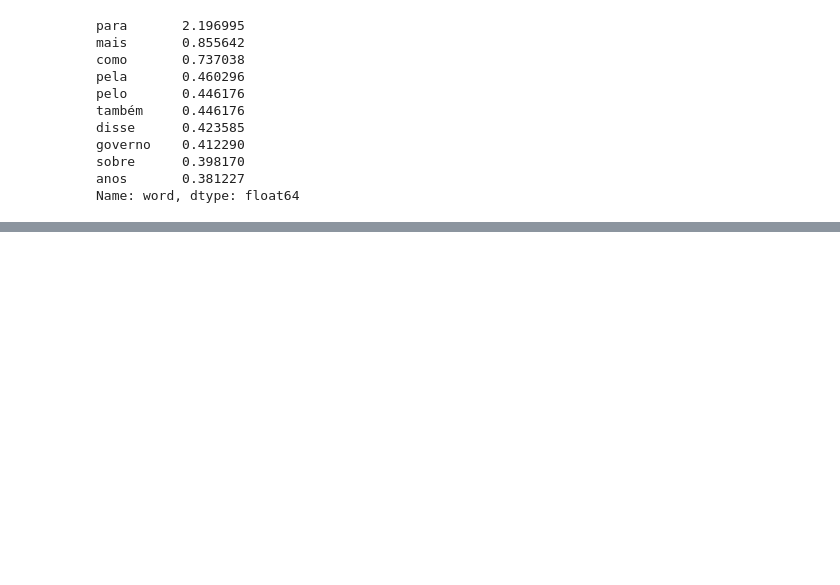
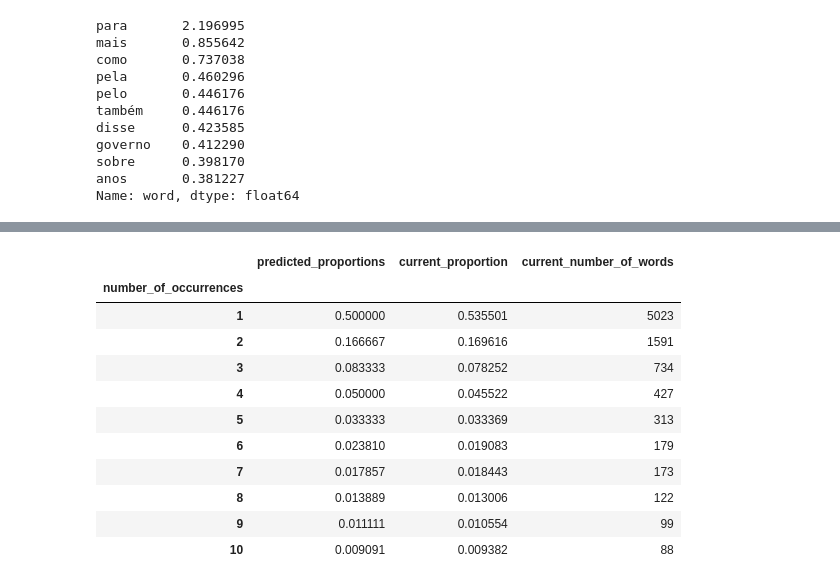
Before and after one commit to fanny/information-retrieval, a Jupyter notebook: lab2/text_processing.ipynb, the cells around one changed output, grey strips where cells are left out. Drawn from its saved outputs; the diff is of its cells as text; code cells hidden in the pictures; blank space fills up the shorter version.

```diff
--- a/lab2/text_processing.ipynb
+++ b/lab2/text_processing.ipynb
@@ -153,0 +199,38 @@ most_frequent_50_words.head(15)
+# %%
+def get_current_proportion(frequency):
+  return frequency / statistics['vocabulary_size']
+
+def get_predicted_proportions(occurrences):
+  predicted_proportions = []
+  for n in occurrences:
+    predicted_proportion = 1 / (n * (n + 1))
+    predicted_proportions.append(predicted_proportion)
+
+  return predicted_proportions
+# %%
+grouped_words_by_frequency = most_frequent_50_words.groupby('frequency')['r']
+current_number_of_words = grouped_words_by_frequency.count()
+current_proportion = current_number_of_words.apply(get_current_proportion)
+predicted_proportions = get_predicted_proportions(number_of_occurrences)
+# %%
+proportions_of_words = {
+    'predicted_proportions': predicted_proportions,
+    'current_proportion': current_proportion,
+    'current_number_of_words': current_number_of_words
+}
+proportions_of_words = pd.DataFrame(proportions_of_words)
+proportions_of_words.index.names = ['number_of_occurrences']
+proportions_of_words.head(10)
+# %% [output]
+|  | predicted_proportions | current_proportion | current_number_of_words |
+| number_of_occurrences |  |  |  |
+| 1 | 0.500000 | 0.535501 | 5023 |
+| 2 | 0.166667 | 0.169616 | 1591 |
+| 3 | 0.083333 | 0.078252 | 734 |
+| 4 | 0.050000 | 0.045522 | 427 |
+| 5 | 0.033333 | 0.033369 | 313 |
+| 6 | 0.023810 | 0.019083 | 179 |
+| 7 | 0.017857 | 0.018443 | 173 |
+| 8 | 0.013889 | 0.013006 | 122 |
+| 9 | 0.011111 | 0.010554 | 99 |
+| 10 | 0.009091 | 0.009382 | 88 |
```
Also changed, not shown: parts of 13 cells of this notebook.
